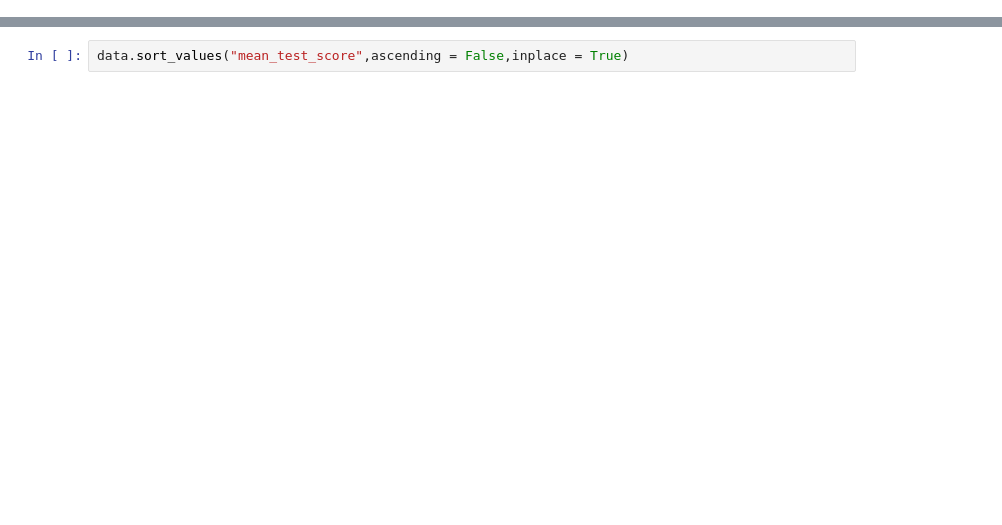
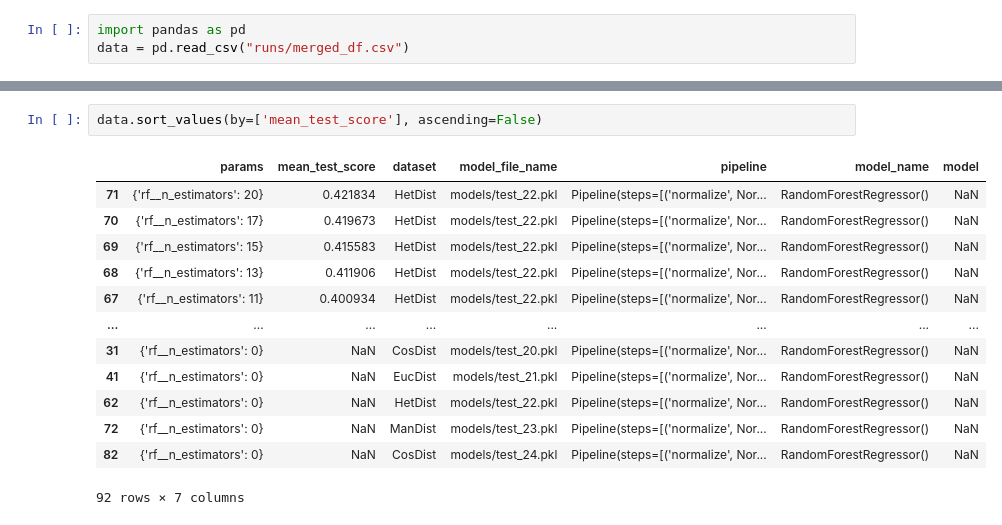
Before and after one commit to MartinKirkegaardDK/Bachelor, a Jupyter notebook: idk.ipynb, the cells around one changed output, grey strips where cells are left out. Cells and saved outputs as stored; diff of their text form; blank space fills up the shorter version.

Commit message:
dist

```diff
--- a/idk.ipynb
+++ b/idk.ipynb
@@ -26,0 +111,3 @@ data = pd.read_csv("martin_runs/merged_df.csv")
+# %%
+import pandas as pd
+data = pd.read_csv("runs/merged_df.csv")
@@ -27,2 +130,16 @@ data = pd.read_csv("martin_runs/merged_df.csv")
 # %%
-data.sort_values("mean_test_score",ascending = False,inplace = True)
+data.sort_values(by=['mean_test_score'], ascending=False)
+# %% [output]
+|  | params | mean_test_score | dataset | model_file_name | pipeline | model_name | model |
+| 71 | {'rf__n_estimators': 20} | 0.421834 | HetDist | models/test_22.pkl | Pipeline(steps=[('normalize', Nor... | RandomForestRegressor() | NaN |
+| 70 | {'rf__n_estimators': 17} | 0.419673 | HetDist | models/test_22.pkl | Pipeline(steps=[('normalize', Nor... | RandomForestRegressor() | NaN |
+| 69 | {'rf__n_estimators': 15} | 0.415583 | HetDist | models/test_22.pkl | Pipeline(steps=[('normalize', Nor... | RandomForestRegressor() | NaN |
+| 68 | {'rf__n_estimators': 13} | 0.411906 | HetDist | models/test_22.pkl | Pipeline(steps=[('normalize', Nor... | RandomForestRegressor() | NaN |
+| 67 | {'rf__n_estimators': 11} | 0.400934 | HetDist | models/test_22.pkl | Pipeline(steps=[('normalize', Nor... | RandomForestRegressor() | NaN |
+| ... | ... | ... | ... | ... | ... | ... | ... |
+| 31 | {'rf__n_estimators': 0} | NaN | CosDist | models/test_20.pkl | Pipeline(steps=[('normalize', Nor... | RandomForestRegressor() | NaN |
+| 41 | {'rf__n_estimators': 0} | NaN | EucDist | models/test_21.pkl | Pipeline(steps=[('normalize', Nor... | RandomForestRegressor() | NaN |
+| 62 | {'rf__n_estimators': 0} | NaN | HetDist | models/test_22.pkl | Pipeline(steps=[('normalize', Nor... | RandomForestRegressor() | NaN |
+| 72 | {'rf__n_estimators': 0} | NaN | ManDist | models/test_23.pkl | Pipeline(steps=[('normalize', Nor... | RandomForestRegressor() | NaN |
+| 82 | {'rf__n_estimators': 0} | NaN | CosDist | models/test_24.pkl | Pipeline(steps=[('normalize', Nor... | RandomForestRegressor() | NaN |
+92 rows × 7 columns
```
Also changed, not shown: parts of 28 cells of this notebook, 3 other files.
